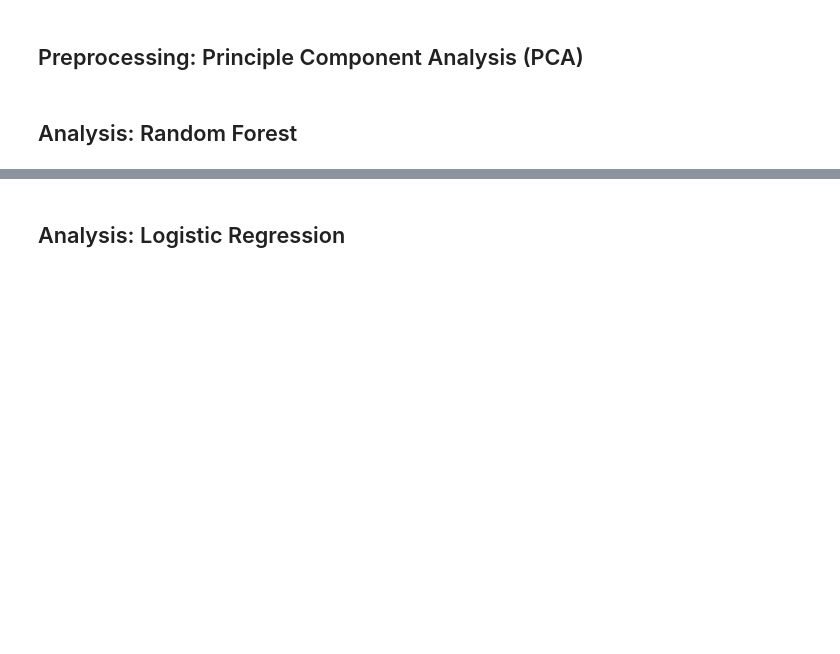
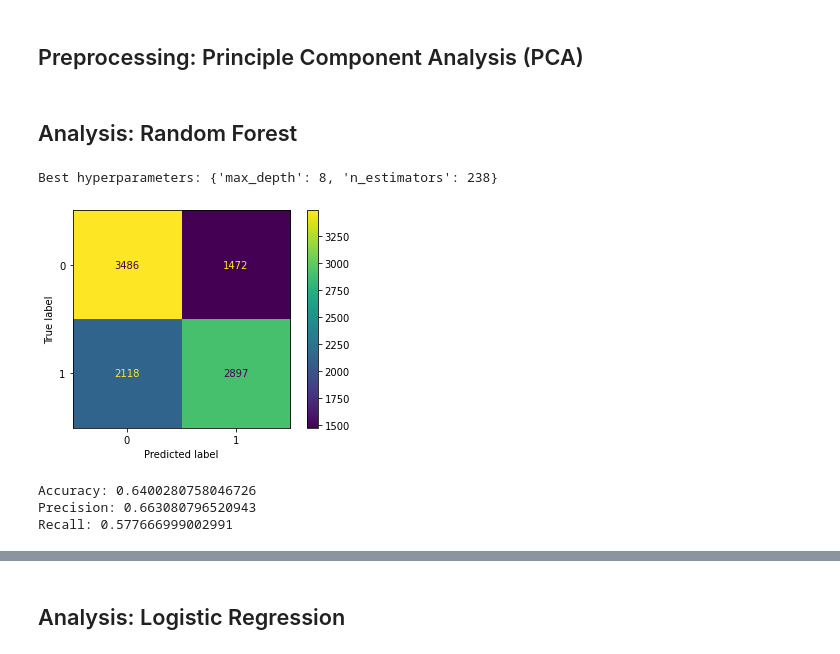
Before and after one commit to brinkbrink/WA_CS_v2, a Jupyter notebook: StudentAnalysis-2.ipynb, the cells around one changed output, grey strips where cells are left out. Cells and saved outputs as stored; diff of their text form; code cells hidden in the pictures; blank space fills up the shorter version.

```diff
--- a/StudentAnalysis-2.ipynb
+++ b/StudentAnalysis-2.ipynb
@@ -819,20 +860,21 @@ df_for_tree = df_for_tree.dropna()
 # %% [markdown]
 ## Analysis: Random Forest
 # %%
-X = df_for_tree.drop(['CS_Enrolled'], axis = 1)
-y = df_for_tree['CS_Enrolled']
-X_train, X_test, y_train, y_test = train_test_split(X, y, test_size=0.2)
+X = df_test_under.drop(['CS_Enrolled'], axis = 1)
+y = df_test_under['CS_Enrolled']
+X_train, X_test, y_train, y_test = train_test_split(X, y, test_size=0.2, random_state=36)
 param_dist = {'n_estimators': randint(50,500),
               'max_depth': randint(1,20)}
 
 # Create a random forest classifier
-rf = RandomForestClassifier()
+rf = RandomForestClassifier(random_state=42)
 
 # Use random search to find the best hyperparameters
 rand_search = RandomizedSearchCV(rf,
                                  param_distributions = param_dist,
                                  n_iter=5,
-                                 cv=5)
+                                 cv=5,
+                                 random_state=42)
 
 # Fit the random search object to the data
 rand_search.fit(X_train, y_train)
@@ -841,3 +883,27 @@ best_rf = rand_search.best_estimator_
 
 # Print the best hyperparameters
 print('Best hyperparameters:',  rand_search.best_params_)
+# %% [output]
+Best hyperparameters: {'max_depth': 8, 'n_estimators': 238}
+# %%
+# Generate predictions with the best model
+y_pred = best_rf.predict(X_test)
+
+# Create the confusion matrix
+cm = confusion_matrix(y_test, y_pred)
+
+ConfusionMatrixDisplay(confusion_matrix=cm).plot();
+# %% [output]
+[figure, added]
+# %%
+accuracy = accuracy_score(y_test, y_pred)
+precision = precision_score(y_test, y_pred)
+recall = recall_score(y_test, y_pred)
+
+print("Accuracy:", accuracy)
+print("Precision:", precision)
+print("Recall:", recall)
+# %% [output]
+Accuracy: 0.6400280758046726
+Precision: 0.663080796520943
+Recall: 0.577666999002991
```
Also changed, not shown: parts of 28 cells of this notebook.
